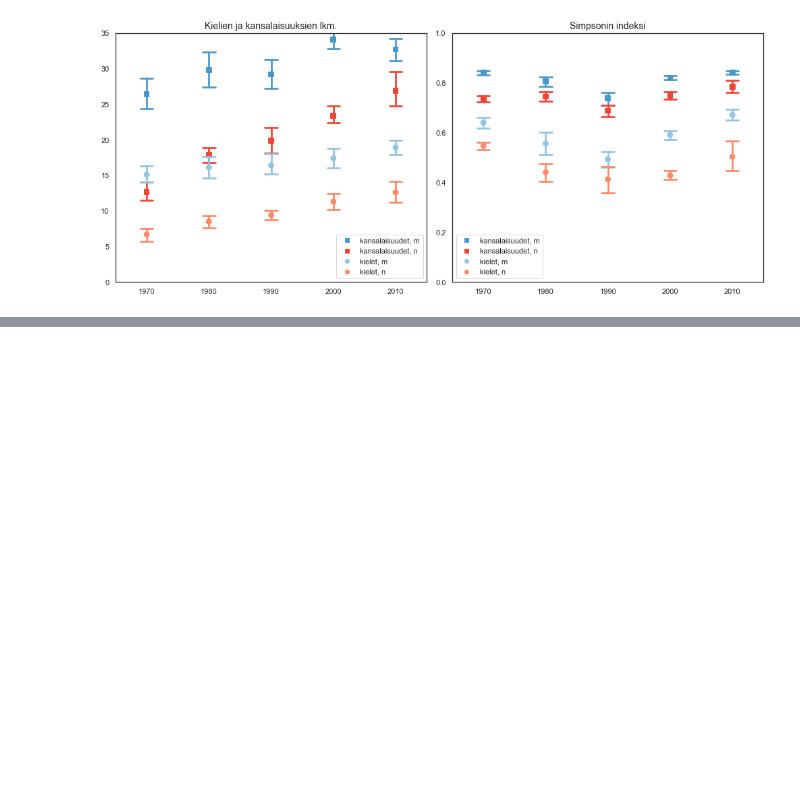
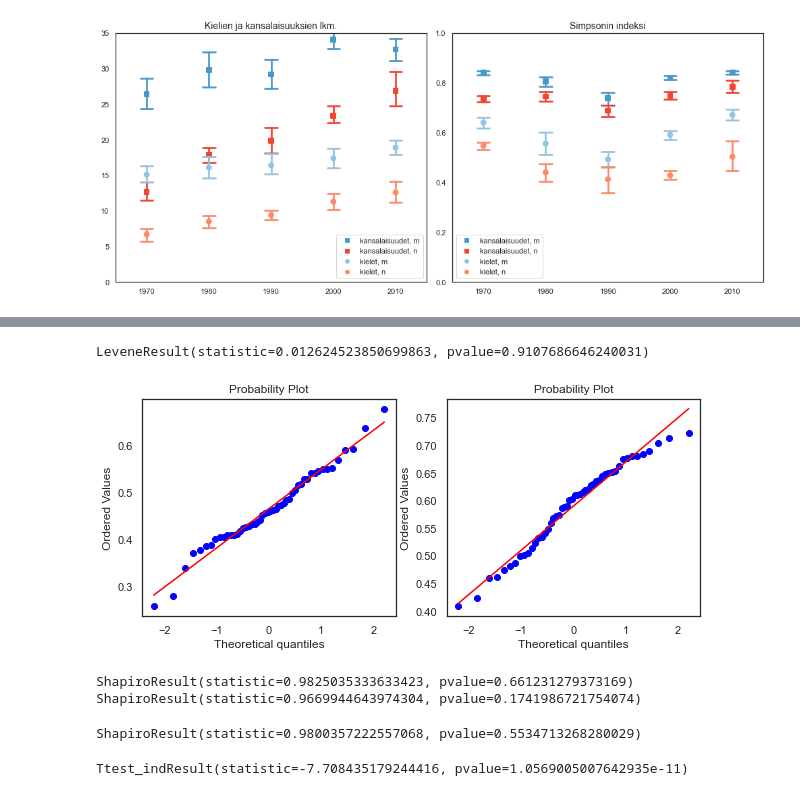
Before and after one commit to telmaau/ks-tutkielma, a Jupyter notebook: code/analyses/plots4.ipynb, the cells around one changed output, grey strips where cells are left out. Saved outputs shown, nothing was run; the diff lists cells and outputs as text; code cells hidden in the pictures; blank space fills up the shorter version.

```diff
--- a/code/analyses/plots4.ipynb
+++ b/code/analyses/plots4.ipynb
@@ -1568,0 +1639,10 @@ legit
+# %%
+# statistical test, nationalities
+
+#testdf=s_n_g[s_n_g["decade"].isin([1990,2010])]
+testF=s_l_g[s_l_g["gender"].isin(["female"])]
+testM=s_l_g[s_l_g["gender"].isin(["male"])]
+
+# print mean
+print(s_l_g.groupby(["decade","gender"])["simpson"].mean())
+print(s_l_g.groupby(["decade","gender"])["simpson"].std())
@@ -1568,0 +1667,29 @@ legit
+# %%
+print(stats.levene(testF['simpson'], testM["simpson"]) ) # should not be significant and is not
+
+fig, ax= plt.subplots(1,2,figsize=(10,4))
+
+stats.probplot(testF['simpson'], dist="norm", plot= ax[0])
+stats.probplot(testM['simpson'], dist="norm", plot= ax[1]) # this looks bad...
+fig.show()
+# %% [output]
+LeveneResult(statistic=0.012624523850699863, pvalue=0.9107686646240031)
+[figure, added]
+# %%
+# it is normally distributed!
+sampling_difference = testF['simpson'].values - \
+                      testM['simpson'].values
+
+print(stats.shapiro(testF['simpson'].values))
+print(stats.shapiro(testM['simpson'].values))
+
+
+stats.shapiro(sampling_difference)
+# %% [output]
+ShapiroResult(statistic=0.9825035333633423, pvalue=0.661231279373169)
+ShapiroResult(statistic=0.9669944643974304, pvalue=0.1741986721754074)
+ShapiroResult(statistic=0.9800357222557068, pvalue=0.5534713268280029)
+# %%
+ttest_ind(testF["simpson"], testM["simpson"])
+# %% [output]
+Ttest_indResult(statistic=-7.708435179244416, pvalue=1.0569005007642935e-11)
```
Also changed, not shown: parts of 6 cells of this notebook, 2 other files.
